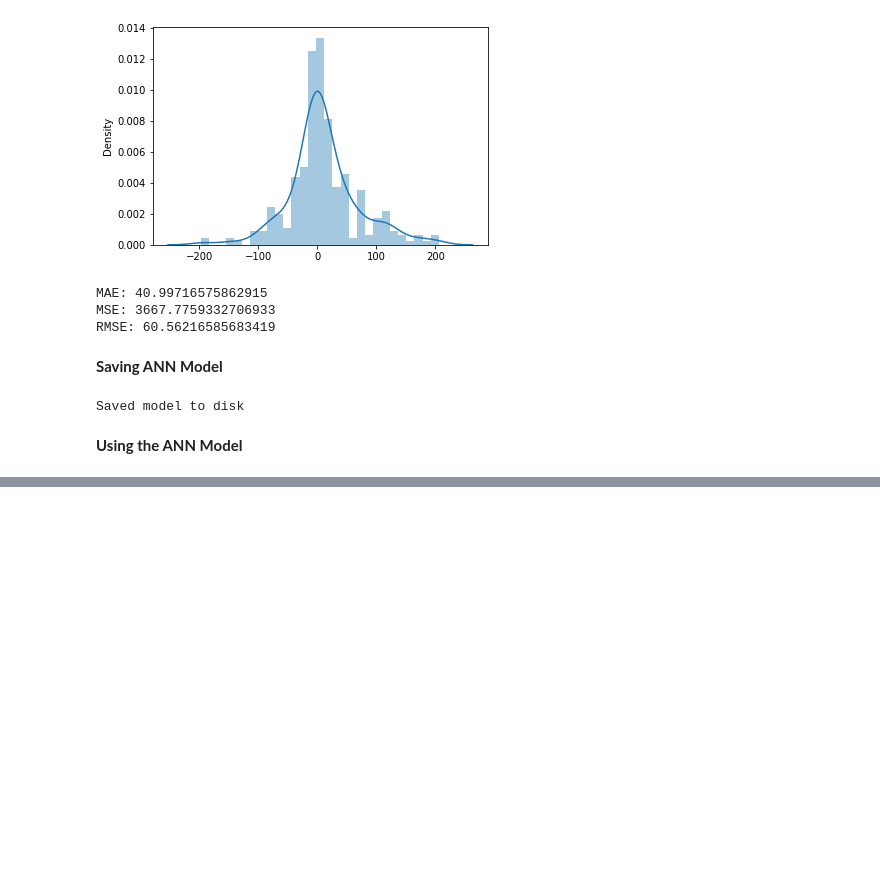
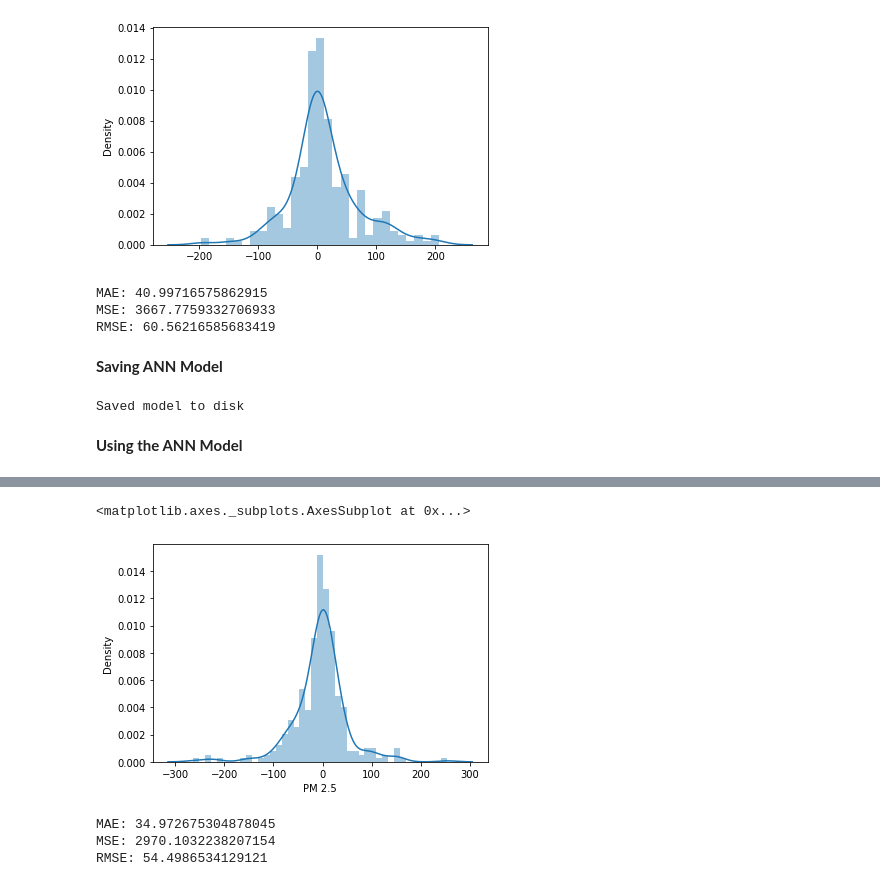
Before and after one commit to ravikant436/Air-Quality-prediction, a Jupyter notebook: Air_quality_prediction.ipynb, the cells around one changed output, grey strips where cells are left out. Cells and saved outputs as stored; diff of their text form; code cells hidden in the pictures; blank space fills up the shorter version.

```diff
--- a/Air_quality_prediction.ipynb
+++ b/Air_quality_prediction.ipynb
@@ -581,0 +642,16 @@ Saved model to disk
+# %%
+knn_reg = KNeighborsRegressor(n_neighbors=3)
+knn_reg.fit(X_train, y_train)
+best_knn_prediction = knn_reg.predict(X_test)
+sns.distplot(y_test - best_knn_prediction)
+# %% [output]
+<matplotlib.axes._subplots.AxesSubplot at 0x...>
+[figure, added]
+# %%
+print('MAE:', metrics.mean_absolute_error(y_test, best_knn_prediction))
+print('MSE:', metrics.mean_squared_error(y_test, best_knn_prediction))
+print('RMSE:', np.sqrt(metrics.mean_squared_error(y_test, best_knn_prediction)))
+# %% [output]
+MAE: 34.972675304878045
+MSE: 2970.1032238207154
+RMSE: 54.4986534129121
```
Also changed, not shown: parts of 13 cells of this notebook.
